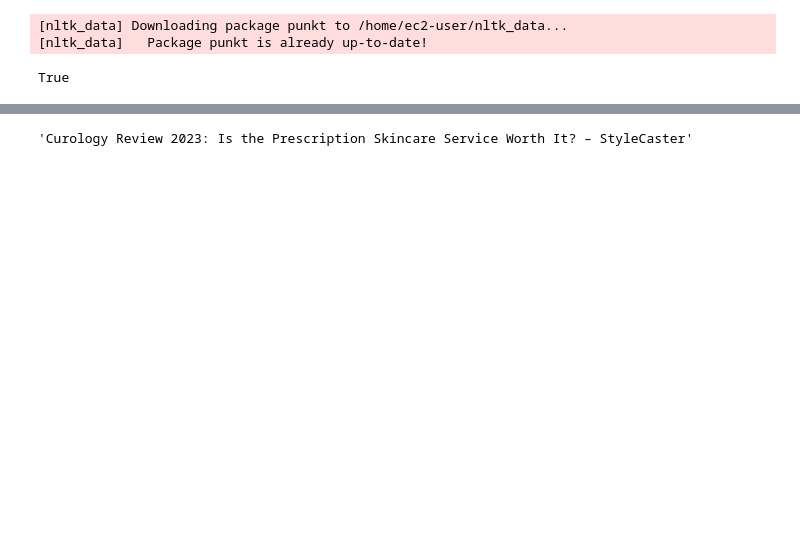
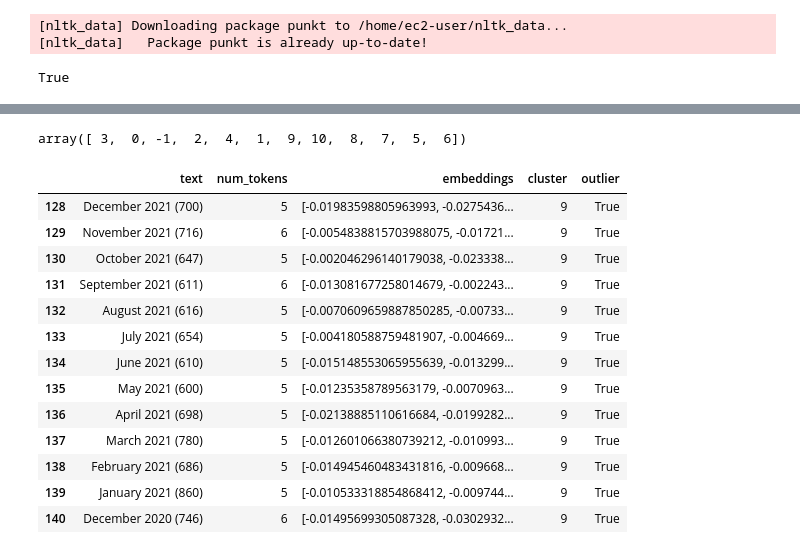
Before and after one commit to fascani/google-search-chatbot, a Jupyter notebook: build-database.ipynb, the cells around one changed output, grey strips where cells are left out. Cells and saved outputs as stored; diff of their text form; code cells hidden in the pictures; blank space fills up the shorter version.

Commit message:
new version of the notebook with embeddings and clustering

```diff
--- a/build-database.ipynb
+++ b/build-database.ipynb
@@ -79,0 +108,43 @@ len(kept_texts)
+# %%
+def umap_hbdscan_assign_clusters(df, target='embeddings', umap_metric='cosine',
+                                 n_neighbors=7, n_components=5):
+  '''
+  Cluster posts using the UMAP+HDBSCAN approach.
+
+  Parameters
+  ----------
+  df : Pandas dataframe
+      Local database.
+  target : str, optional
+      Column containing the embeddings we want to cluster. The default is 'embeddings'.
+  umap_metric : str, optional
+      UMAP metric. The default is 'cosine'.
+  n_neighbors : int, optional
+      Number of neighbors. The default is 7.
+  n_components : int, optional
+      Number of components. The default is 5.
+
+  Returns
+  -------
+  df : Pandas dataframe
+      Local database with the added column 'cluster' that indicates the cluster
+      of each post.
+
+  '''
+
+  umap_embeddings = (umap.UMAP(n_neighbors=n_neighbors,
+                              n_components=n_components,
+                              metric=umap_metric)
+                          .fit_transform(df[target].tolist()))
+
+  cluster = hdbscan.HDBSCAN(min_cluster_size=n_neighbors,
+                        metric='euclidean',
+                        cluster_selection_method='eom').fit(umap_embeddings)
+  labels = cluster.labels_
+  df['cluster'] = labels
+  df['outlier'] = [True if x==-1 else True for x in labels]
+
+  return df
+# %%
+df = umap_hbdscan_assign_clusters(df, target='embeddings', umap_metric='cosine',
+                                 n_neighbors=7, n_components=5)
@@ -80,3 +167,24 @@ len(kept_texts)
+# %%
+df.cluster.unique()
+# %% [output]
+array([ 3,  0, -1,  2,  4,  1,  9, 10,  8,  7,  5,  6])
+# %%
+df[df.cluster==9]
+# %% [output]
+|  | text | num_tokens | embeddings | cluster | outlier |
+| 128 | December 2021 (700) | 5 | [-0.01983598805963993, -0.0275436... | 9 | True |
+| 129 | November 2021 (716) | 6 | [-0.0054838815703988075, -0.01721... | 9 | True |
+| 130 | October 2021 (647) | 5 | [-0.002046296140179038, -0.023338... | 9 | True |
+| 131 | September 2021 (611) | 6 | [-0.013081677258014679, -0.002243... | 9 | True |
+| 132 | August 2021 (616) | 5 | [-0.0070609659887850285, -0.00733... | 9 | True |
+| 133 | July 2021 (654) | 5 | [-0.004180588759481907, -0.004669... | 9 | True |
+| 134 | June 2021 (610) | 5 | [-0.015148553065955639, -0.013299... | 9 | True |
+| 135 | May 2021 (600) | 5 | [-0.01235358789563179, -0.0070963... | 9 | True |
+| 136 | April 2021 (698) | 5 | [-0.02138885110616684, -0.0199282... | 9 | True |
+| 137 | March 2021 (780) | 5 | [-0.012601066380739212, -0.010993... | 9 | True |
+| 138 | February 2021 (686) | 5 | [-0.014945460483431816, -0.009668... | 9 | True |
+| 139 | January 2021 (860) | 5 | [-0.010533318854868412, -0.009744... | 9 | True |
+| 140 | December 2020 (746) | 6 | [-0.01495699305087328, -0.0302932... | 9 | True |
 # %%
 # Copy the json file from Google in the local dir and input its name here
 service_account_json = 'reference-tine-396417-f92dee293865.json'
@@ -103,4 +196,0 @@ openai.api_key = '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'
-# %%
-kept_texts[0]
-# %% [output]
-'Curology Review 2023: Is the Prescription Skincare Service Worth It? – StyleCaster'
```
Also changed, not shown: parts of 21 cells of this notebook.
